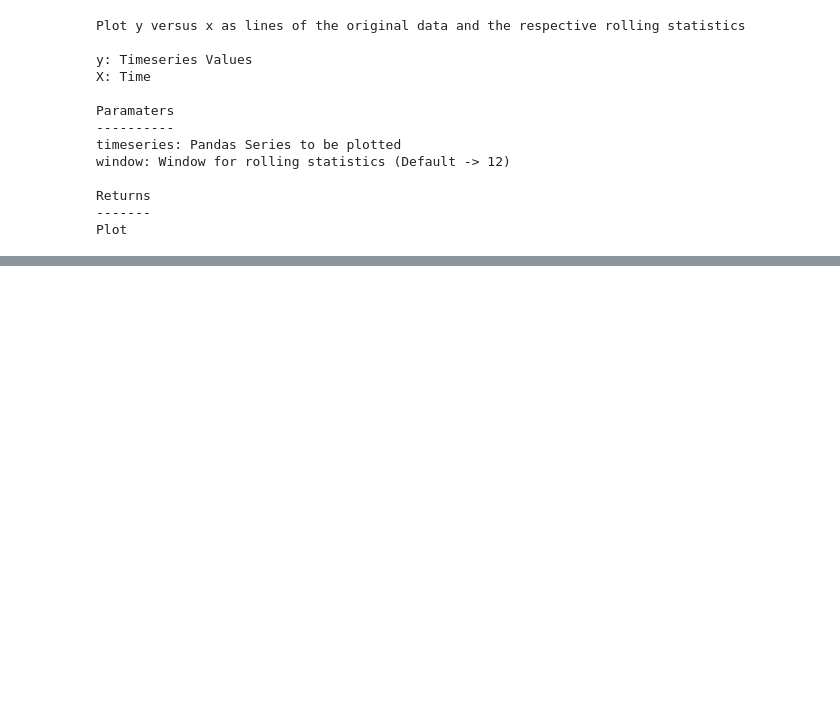
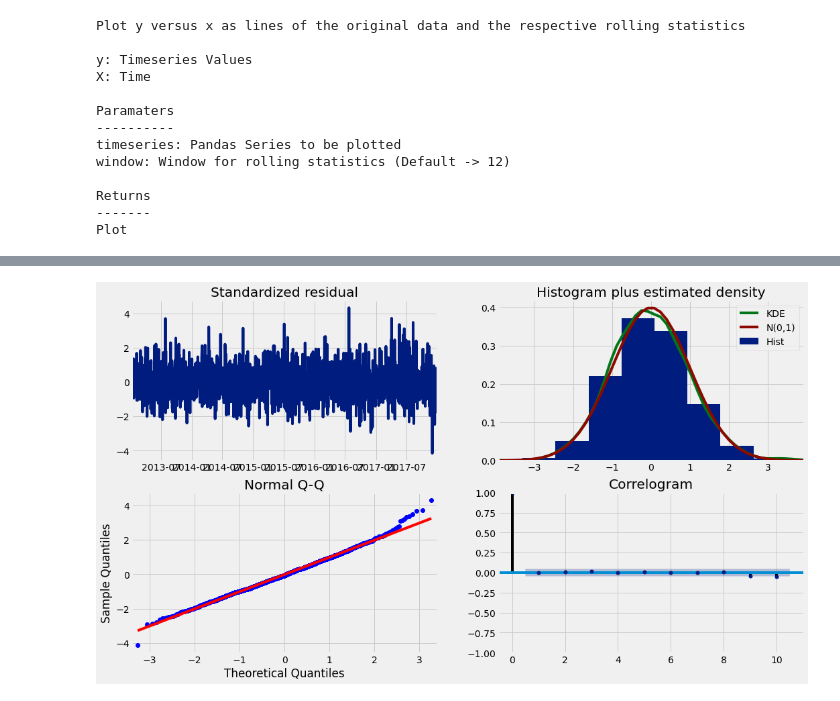
Before and after one commit to FabioCaffarello/Demand-Forecasting, a Jupyter notebook: 02-NoteBooks/01-Baseline.ipynb, the cells around one changed output, grey strips where cells are left out. Drawn from its saved outputs; the diff is of its cells as text; code cells hidden in the pictures; blank space fills up the shorter version.

```diff
--- a/02-NoteBooks/01-Baseline.ipynb
+++ b/02-NoteBooks/01-Baseline.ipynb
@@ -132,0 +188,6 @@ rollingStatsPlot(item_random['sales'])
+# %%
+#Sarima Example AR:6 I:1 MA:1
+sarima = sm.tsa.statespace.SARIMAX(itemRandom['sales'], trend='n', freq='D', enforce_invertibility=False,
+                                   order=(6, 1, 1), seasonal_order=(1, 1, 1, 7))
+results = sarima.fit()
+print(results.summary())
@@ -132,0 +212,5 @@ rollingStatsPlot(item_random['sales'])
+# %%
+with plt.style.context('seaborn-dark-palette'):
+    fig = results.plot_diagnostics(figsize=(16,9))
+# %% [output]
+[figure, added]
```
Also changed, not shown: parts of 20 cells of this notebook, 2 other files.
